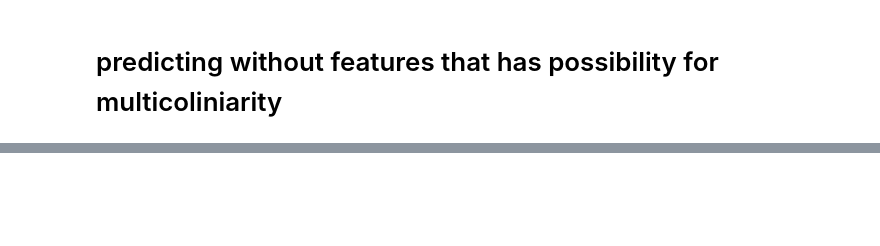
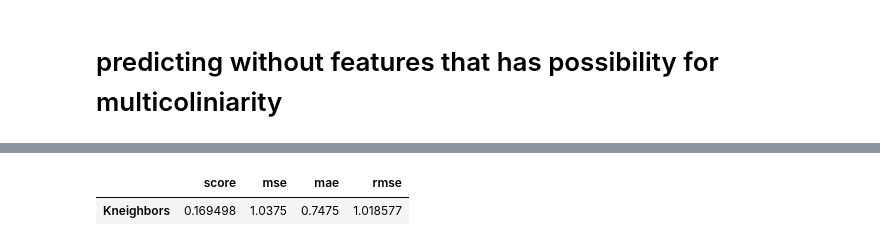
Before and after one commit to isoori/Mobile-Price-Prediction, a Jupyter notebook: Untitled.ipynb, the cells around one changed output, grey strips where cells are left out. Drawn from its saved outputs; the diff is of its cells as text; code cells hidden in the pictures; blank space fills up the shorter version.

```diff
--- a/Untitled.ipynb
+++ b/Untitled.ipynb
@@ -317,0 +322,13 @@ m5
+# %%
+knn = KNeighborsClassifier(n_neighbors=10)
+knn.fit(xtr_scalledd,y_train)
+prediction = np.round(knn.predict(x_vall_Scalled),0)
+score = r2_score(y_val,prediction)
+mse = mean_squared_error(y_val,prediction)
+mae = mean_absolute_error(y_val,prediction)
+rmse = np.sqrt(mse)
+m6=pd.DataFrame({'score':score,'mse':mse,'mae':mae,'rmse':rmse},index=['Kneighbors'])
+m6
+# %% [output]
+|  | score | mse | mae | rmse |
+| Kneighbors | 0.169498 | 1.0375 | 0.7475 | 1.018577 |
```
Also changed, not shown: parts of 15 cells of this notebook.
